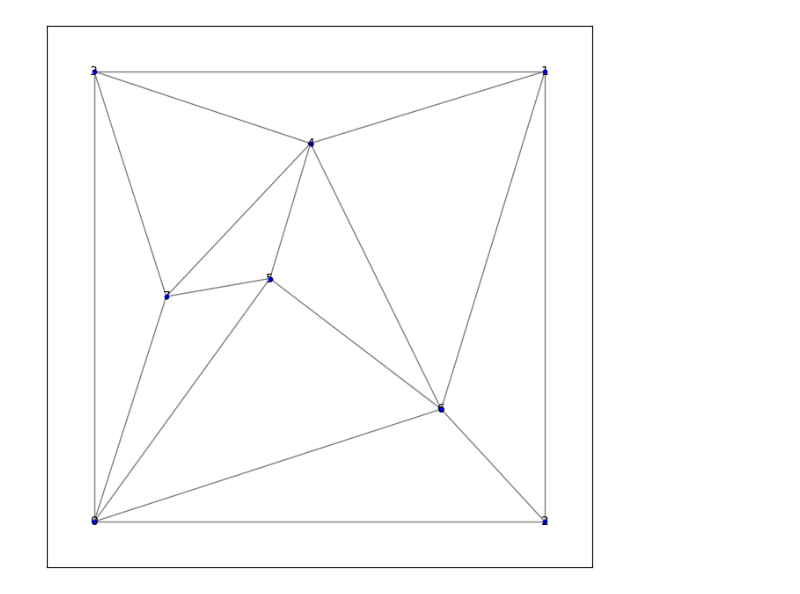
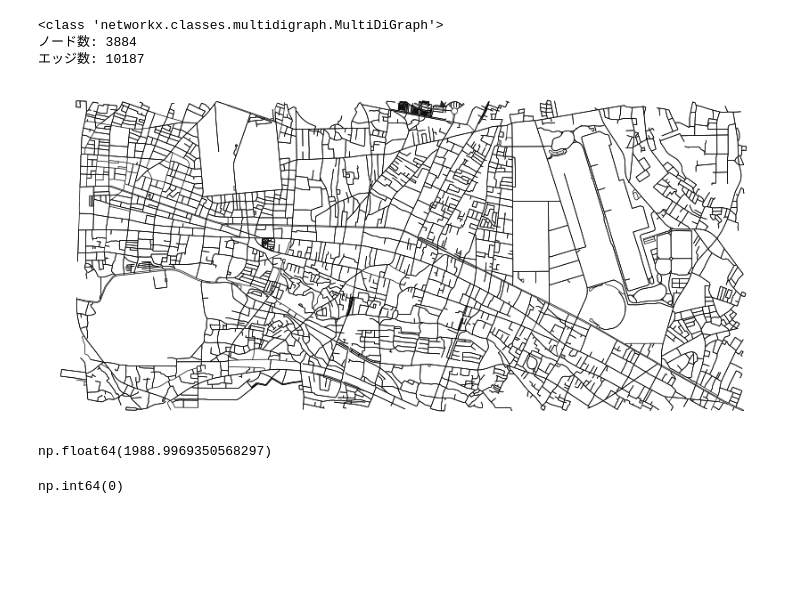
Before and after one commit to QijunTong0/Route-Optimization, a Jupyter notebook: main.ipynb, the cells around one changed output. Saved outputs shown, nothing was run; the diff lists cells and outputs as text; code cells hidden in the pictures; blank space fills up the shorter version.

```diff
--- a/main.ipynb
+++ b/main.ipynb
@@ -17,4 +0,0 @@ road = build_graph(points)
-# %%
-draw_graph_with_coordinates(road,label=True)
-# %% [output]
-[figure, removed]
@@ -24,0 +1,40 @@ draw_graph_with_shortest_path(
+# %%
+import osmnx as ox
+import networkx as nx
+import matplotlib.pyplot as plt
+import numpy as np
+from src.visualizer import draw_graph_with_shortest_path
+
+
+# NetworkX のグラフとして取得
+
+top = 35.67960
+bottom = 35.656607
+left = 139.47887
+right = 139.539762
+G = ox.graph_from_bbox((left, bottom, right, top), network_type="bike")
+
+# --- これで G は networkx の MultiDiGraph です ---
+
+# グラフの情報を確認
+print(type(G))
+# <class 'networkx.classes.multidigraph.MultiDiGraph'>
+
+print(f"ノード数: {len(G.nodes)}")
+print(f"エッジ数: {len(G.edges)}")
+# %% [output]
+<class 'networkx.classes.multidigraph.MultiDiGraph'>
+ノード数: 3884
+エッジ数: 10187
+# %%
+fig, ax = ox.plot_graph(
+    G,
+    node_size=0,
+    edge_linewidth=0.5,
+    edge_color="black",
+    bgcolor="#FFFFFF",
+    save=True,
+    filepath="data/D2_road.svg",
+)
+# %% [output]
+[figure, added]
@@ -24,0 +55,8 @@ draw_graph_with_shortest_path(
+# %%
+df_edges["length"].max()
+# %% [output]
+np.float64(1988.9969350568297)
+# %%
+df_nodes["x"].isna().sum()
+# %% [output]
+np.int64(0)
```
Also changed, not shown: parts of 13 cells of this notebook, 10 other files.
